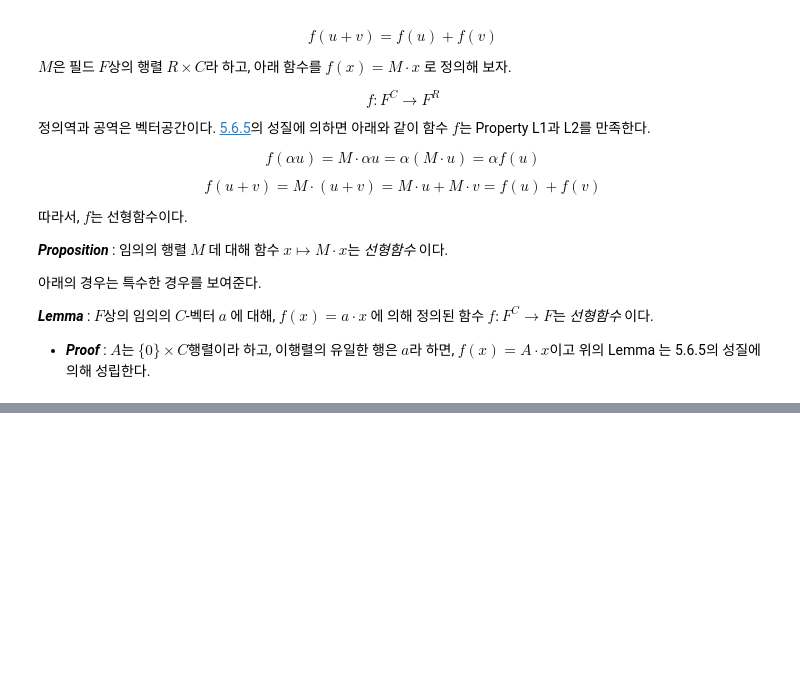
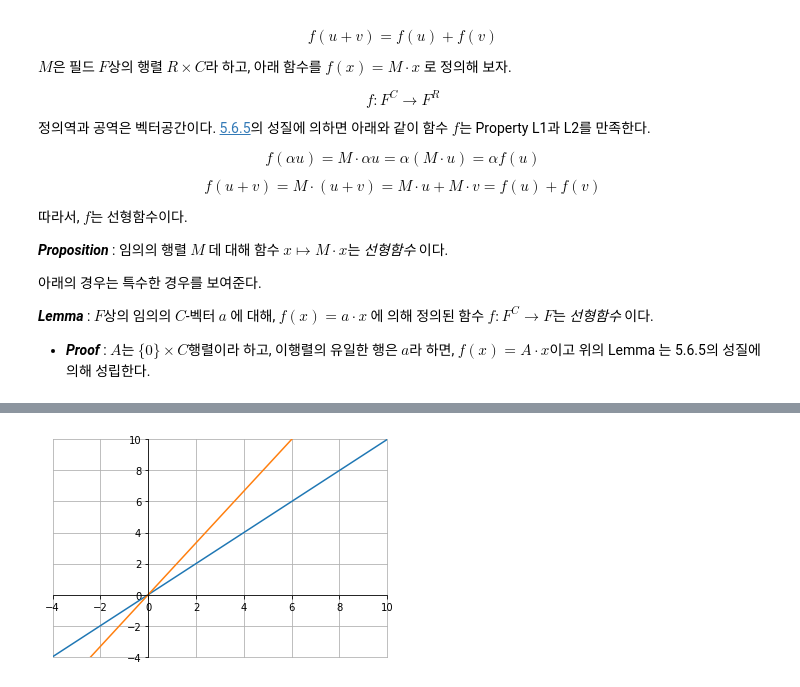
Before and after one commit to Gaheeheehee/Study, a Jupyter notebook: LinearAlgebra/CodingTheMatrix/Chap05 - The Matrix/Chap05-The_Matrix.ipynb, the cells around one changed output, grey strips where cells are left out. Saved outputs shown, nothing was run; the diff lists cells and outputs as text; code cells hidden in the pictures; blank space fills up the shorter version.

Commit message:
Chap05 - The Matrix 5.10.4 까지 공부

```diff
--- a/LinearAlgebra/CodingTheMatrix/Chap05 - The Matrix/Chap05-The_Matrix.ipynb
+++ b/LinearAlgebra/CodingTheMatrix/Chap05 - The Matrix/Chap05-The_Matrix.ipynb
@@ -549,0 +599,24 @@ $$f(u + v)= M \cdot (u + v) = M \cdot u + M \cdot v = f(u) + f(v)$$
+# %%
+X = np.linspace(-4, 10, num=50, endpoint=True)
+M = np.matrix([[2, 1], [2, 3]])
+
+Y = X
+mv = np.dot(M, np.column_stack((X, Y)).T)
+
+fig, ax = plt.subplots()
+
+for spine in ['left', 'bottom']:
+    ax.spines[spine].set_position('zero')
+
+# Hide the other spines...
+for spine in ['right', 'top']:
+    ax.spines[spine].set_color('none')
+
+ax.plot(X, Y)
+ax.plot(mv.T[:,0], mv.T[:,1])
+ax.axis([-4, 10, -4, 10])
+ax.grid()
+
+plt.show()
+# %% [output]
+[figure, added]
```
Also changed, not shown: parts of 2 cells of this notebook, 1 other file.
